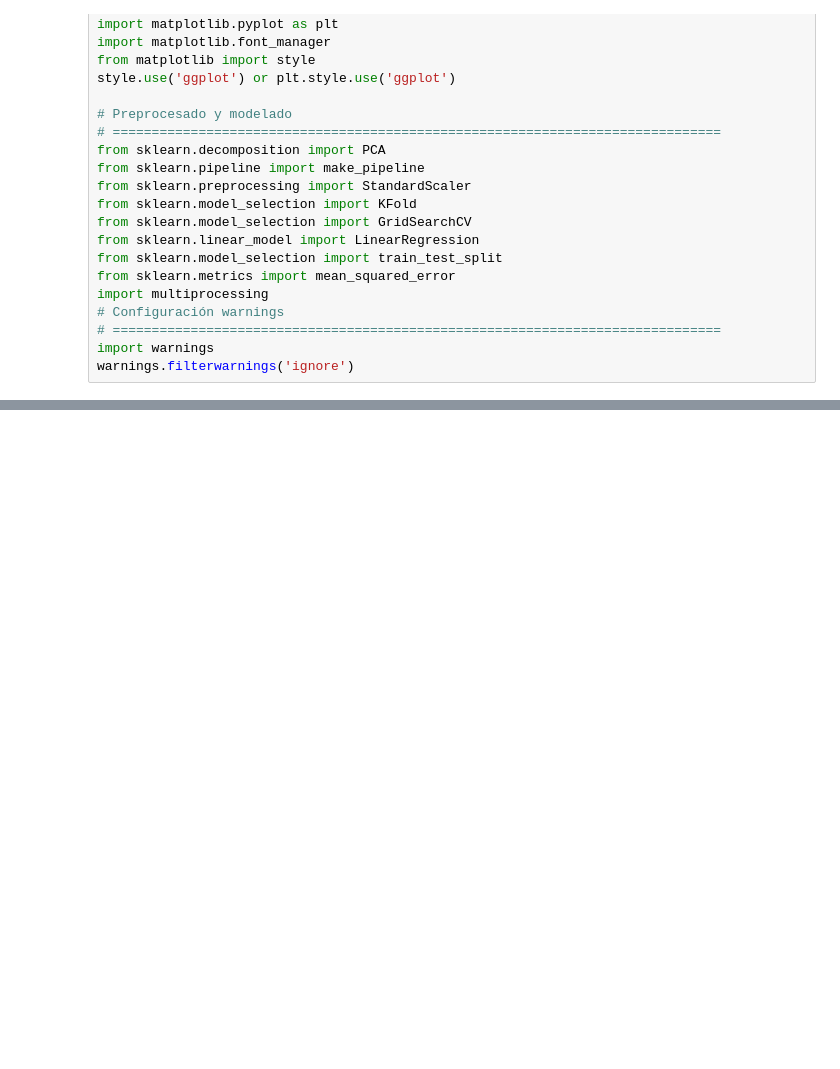
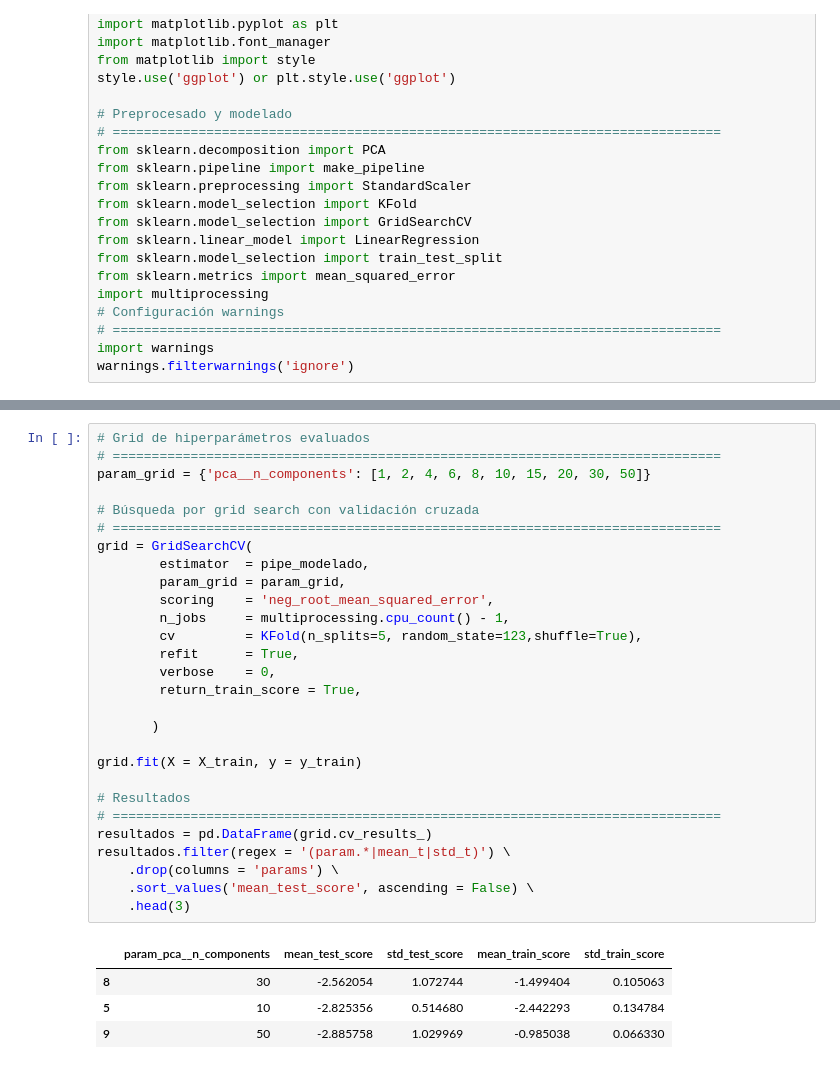
Before and after one commit to armandoordonez/eda_couse, a Jupyter notebook: PCR.ipynb, the cells around one changed output, grey strips where cells are left out. Cells and saved outputs as stored; diff of their text form; blank space fills up the shorter version.

```diff
--- a/PCR.ipynb
+++ b/PCR.ipynb
@@ -33,0 +152,33 @@ warnings.filterwarnings('ignore')
+# %%
+# Grid de hiperparámetros evaluados
+# ==============================================================================
+param_grid = {'pca__n_components': [1, 2, 4, 6, 8, 10, 15, 20, 30, 50]}
+
+# Búsqueda por grid search con validación cruzada
+# ==============================================================================
+grid = GridSearchCV(
+        estimator  = pipe_modelado,
+        param_grid = param_grid,
+        scoring    = 'neg_root_mean_squared_error',
+        n_jobs     = multiprocessing.cpu_count() - 1,
+        cv         = KFold(n_splits=5, random_state=123,shuffle=True),
+        refit      = True,
+        verbose    = 0,
+        return_train_score = True,
+
+       )
+
+grid.fit(X = X_train, y = y_train)
+
+# Resultados
+# ==============================================================================
+resultados = pd.DataFrame(grid.cv_results_)
+resultados.filter(regex = '(param.*|mean_t|std_t)') \
+    .drop(columns = 'params') \
+    .sort_values('mean_test_score', ascending = False) \
+    .head(3)
+# %% [output]
+|  | param_pca__n_components | mean_test_score | std_test_score | mean_train_score | std_train_score |
+| 8 | 30 | -2.562054 | 1.072744 | -1.499404 | 0.105063 |
+| 5 | 10 | -2.825356 | 0.514680 | -2.442293 | 0.134784 |
+| 9 | 50 | -2.885758 | 1.029969 | -0.985038 | 0.066330 |
```
Also changed, not shown: parts of 17 cells of this notebook.
